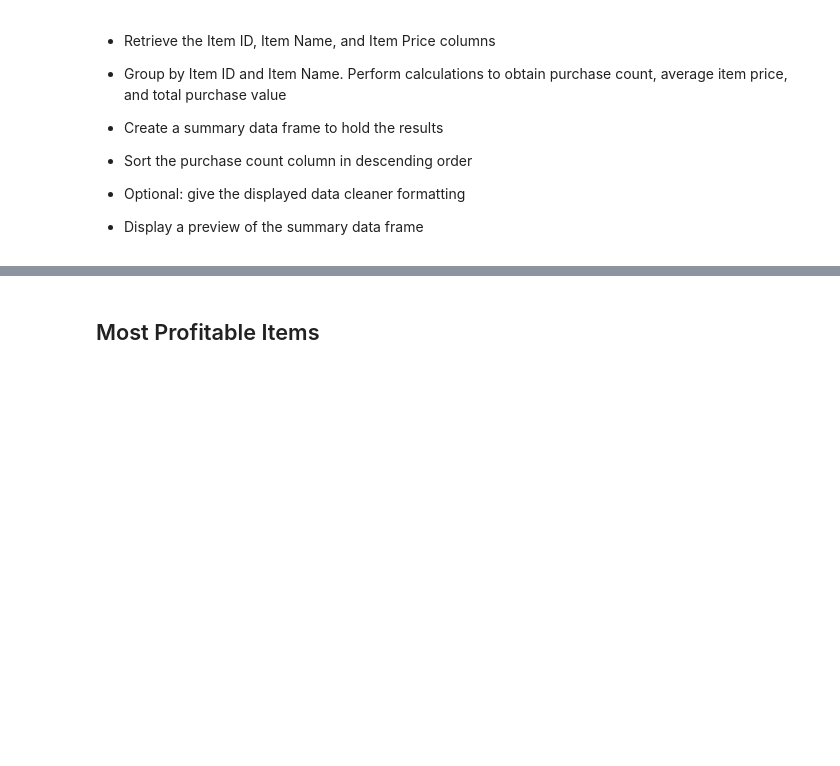
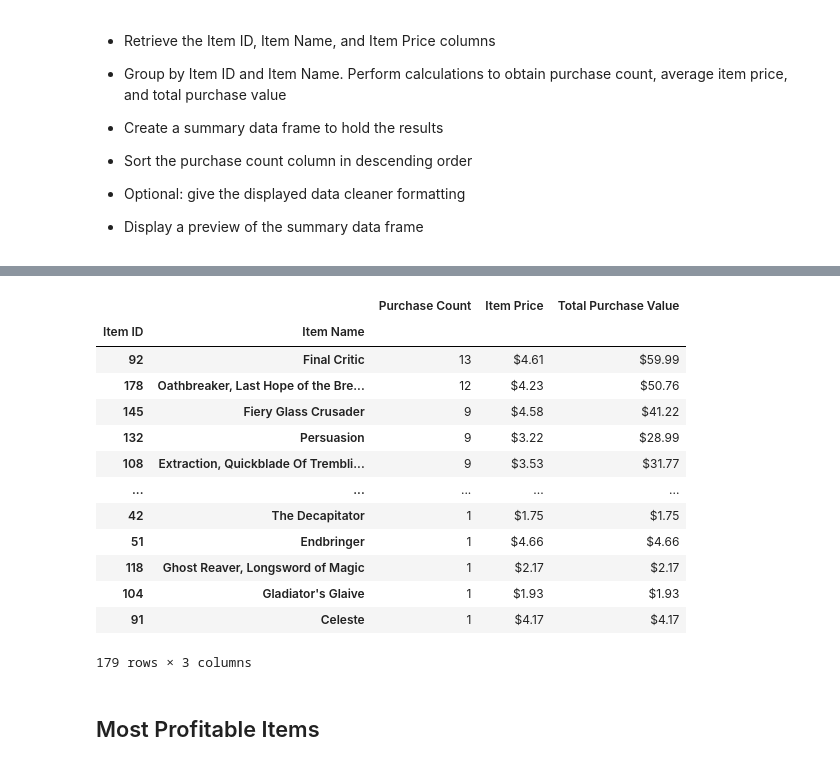
Before and after one commit to cayelsie/Pandas-fantasy-game-analysis, a Jupyter notebook: HeroesofPymoli/main-Copy1.ipynb, the cells around one changed output, grey strips where cells are left out. Drawn from its saved outputs; the diff is of its cells as text; code cells hidden in the pictures; blank space fills up the shorter version.

```diff
--- a/HeroesofPymoli/main-Copy1.ipynb
+++ b/HeroesofPymoli/main-Copy1.ipynb
@@ -318,3 +309,50 @@ grouped_purchase_data_df
+# %%
+#Get Item ID, Item Name and Price
+most_popular_df = purchase_data_df[["Item ID", "Item Name", "Price"]]
+#most_popular_df
+#Group by Item ID first then Item Name
+popular_grouped = most_popular_df.groupby(["Item ID", "Item Name"])
+
+
+#sum function to view the grouped data and obtain total purchase value for each item
+item_price = popular_grouped.agg(["count", "mean", "sum"])
+item_price.columns = ['Purchase Count','Item Price','Total Purchase Value']
+item_price
+
+#Convert to dataframe
+#item_price_df = pd.DataFrame(item_price)
+#item_price_df
+
+#Rename the columns
+#item_price_rename = item_price_df.rename(columns={"count": "Purchase Count", "mean": "Item Price", "sum": "Total Purchase Value"})
+#item_price_rename
+
+
+#Sort purchase count column in descending order
+item_price_sorted = item_price.sort_values("Purchase Count", ascending = False)
+item_price_sorted
+
+#It won't sort - likely due to the fact that the column names are not solely representing the data in them
+    #e.g. there is still "price" above them and I don't know how to get rid of that. Renamed columns after the agg function to fix!
+#Format the columns
+item_price_sorted["Item Price"] = item_price_sorted["Item Price"].map("${:,.3}".format)
+item_price_sorted["Total Purchase Value"] = item_price_sorted["Total Purchase Value"].map("${:,.4}".format)
+item_price_sorted
+# %% [output]
+|  |  | Purchase Count | Item Price | Total Purchase Value |
+| Item ID | Item Name |  |  |  |
+| 92 | Final Critic | 13 | $4.61 | $59.99 |
+| 178 | Oathbreaker, Last Hope of the Bre... | 12 | $4.23 | $50.76 |
+| 145 | Fiery Glass Crusader | 9 | $4.58 | $41.22 |
+| 132 | Persuasion | 9 | $3.22 | $28.99 |
+| 108 | Extraction, Quickblade Of Trembli... | 9 | $3.53 | $31.77 |
+| ... | ... | ... | ... | ... |
+| 42 | The Decapitator | 1 | $1.75 | $1.75 |
+| 51 | Endbringer | 1 | $4.66 | $4.66 |
+| 118 | Ghost Reaver, Longsword of Magic | 1 | $2.17 | $2.17 |
+| 104 | Gladiator's Glaive | 1 | $1.93 | $1.93 |
+| 91 | Celeste | 1 | $4.17 | $4.17 |
+179 rows × 3 columns
 # %% [markdown]
 ## Most Profitable Items
 # %% [markdown]
```
Also changed, not shown: parts of 2 cells of this notebook, 2 other files.
